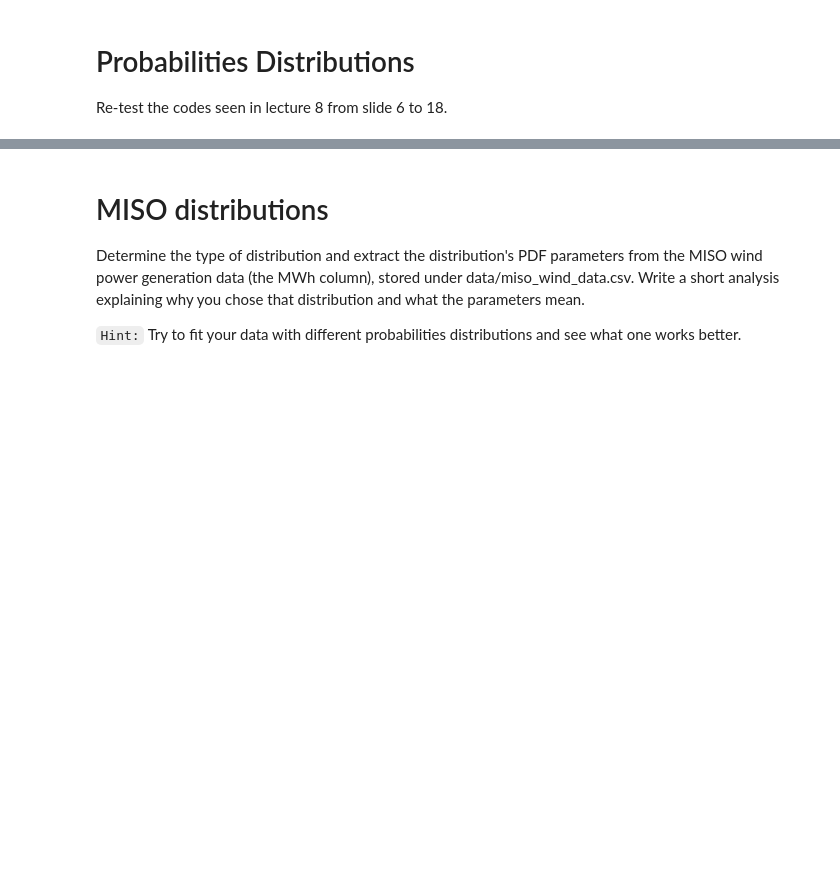
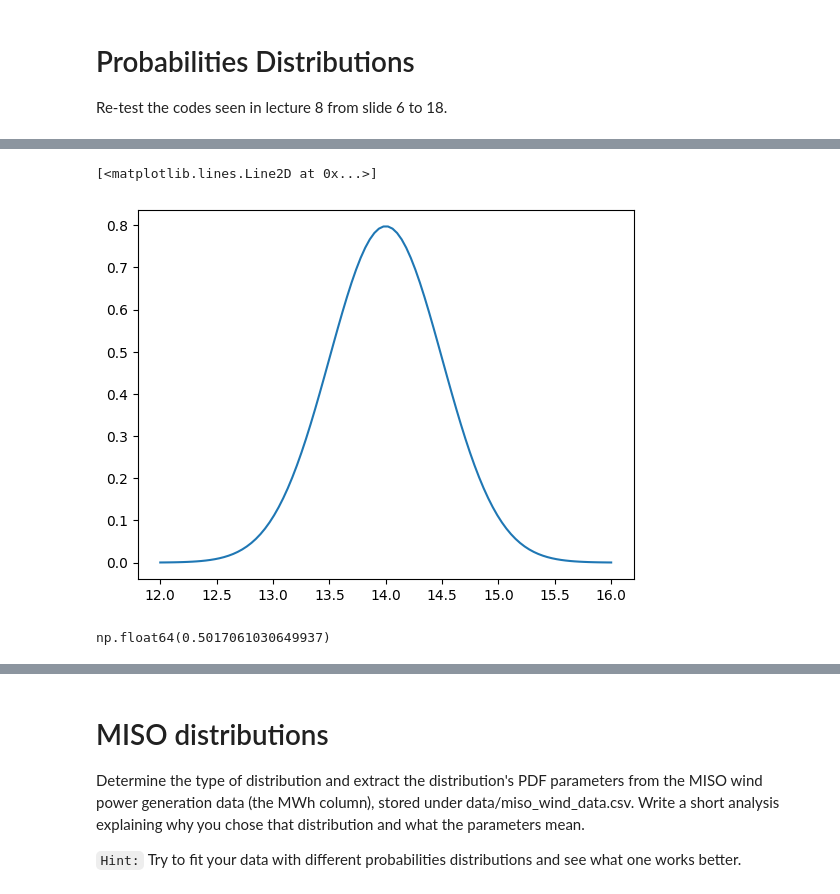
Before and after one commit to HossemCharrak/data-science-labs-8, a Jupyter notebook: SEDS_Lab8.ipynb, the cells around one changed output, grey strips where cells are left out. Drawn from its saved outputs; the diff is of its cells as text; code cells hidden in the pictures; blank space fills up the shorter version.

```diff
--- a/SEDS_Lab8.ipynb
+++ b/SEDS_Lab8.ipynb
@@ -27,0 +70,13 @@ Re-test the codes seen in lecture 8 from slide 6 to 18.
+# %%
+x = np.linspace(12, 16, 100)
+plt.plot(x, norm.pdf(x, loc=14, scale=0.5))
+# %% [output]
+[<matplotlib.lines.Line2D at 0x...>]
+[figure, added]
+# %%
+data = norm.rvs(size=10000, loc=14, scale=0.5,
+random_state=42)
+data.mean()
+data.std()
+# %% [output]
+np.float64(0.5017061030649937)
```
Also changed, not shown: parts of 15 cells of this notebook.
